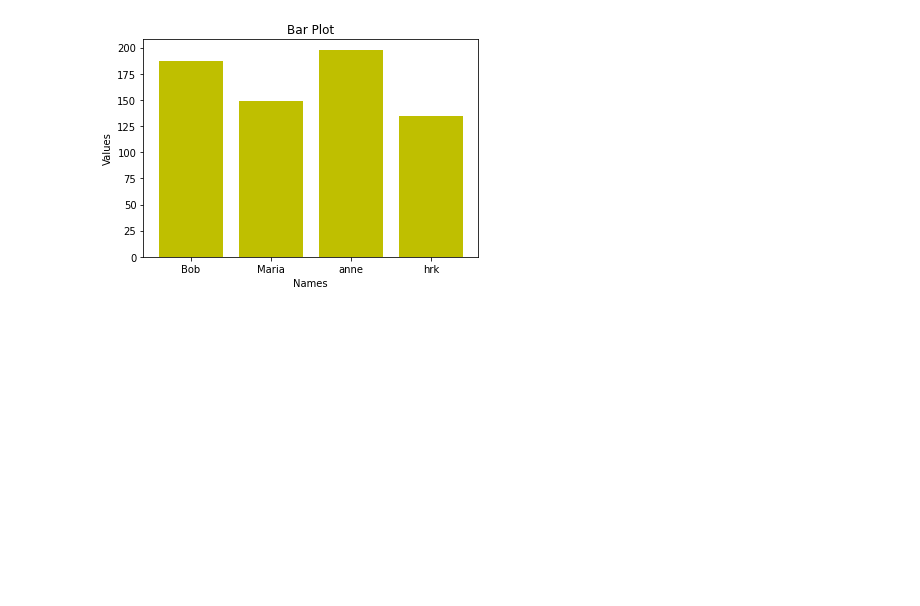
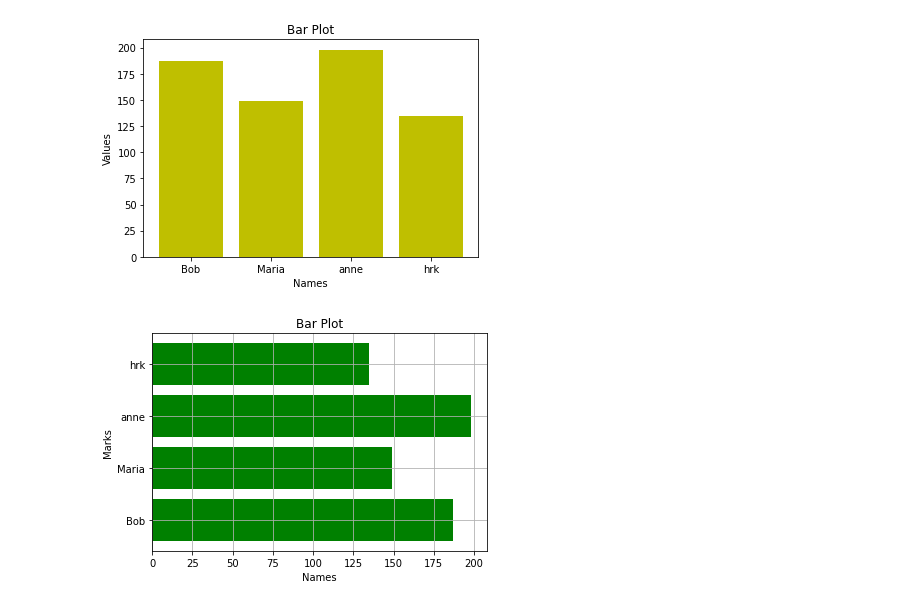
Before and after one commit to hrithikmallick/Basic_DataScience_learing, a Jupyter notebook: Matplotlib/matBasic.ipynb, the cells around one changed output. Drawn from its saved outputs; the diff is of its cells as text; code cells hidden in the pictures; blank space fills up the shorter version.

```diff
--- a/Matplotlib/matBasic.ipynb
+++ b/Matplotlib/matBasic.ipynb
@@ -91,3 +91,13 @@ plt.ylabel("Values")
 plt.show()
 # %% [output]
 [figure]
+# %%
+#Horizontal Bar plot
+plt.barh(names,values,color="g")
+plt.title("Bar Plot")
+plt.xlabel("Names")
+plt.ylabel("Marks")
+plt.grid(True)
+plt.show()
+# %% [output]
+[figure, added]
```
Also changed, not shown: parts of 16 cells of this notebook, 4 other files.
